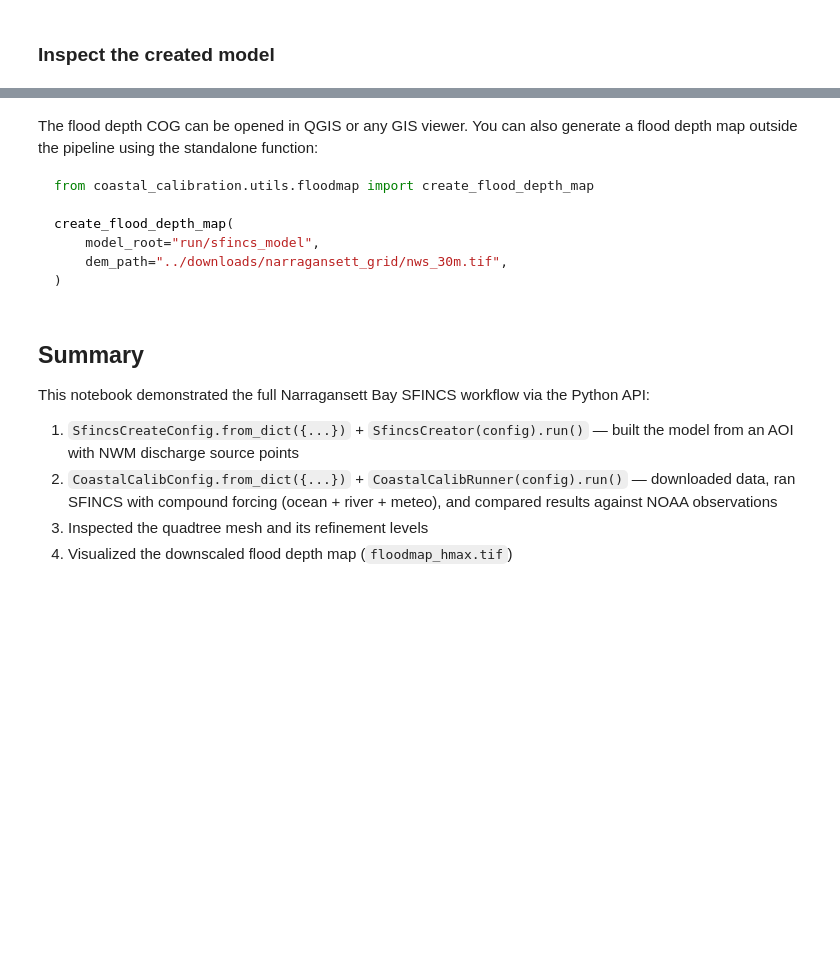
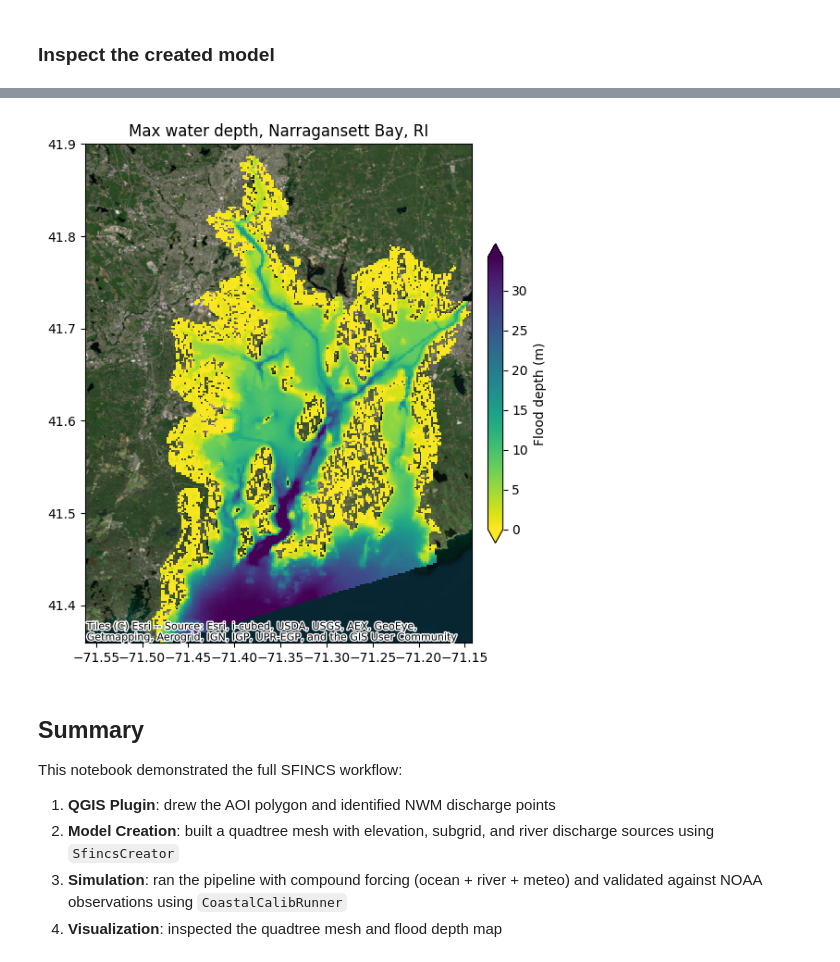
Before and after one commit to NGWPC/nwm-coastal, a Jupyter notebook: docs/examples/notebooks/narragansett.ipynb, the cells around one changed output, grey strips where cells are left out. Drawn from its saved outputs; the diff is of its cells as text; code cells hidden in the pictures; blank space fills up the shorter version.

````diff
--- a/docs/examples/notebooks/narragansett.ipynb
+++ b/docs/examples/notebooks/narragansett.ipynb
@@ -200,32 +342,21 @@ writes a Cloud Optimized GeoTIFF of flood depth at the DEM resolution.
 # %%
+from coastal_calibration.plotting import plot_floodmap
+
 fig, ax = plot_floodmap(
     "run/sfincs_model/floodmap_hmax.tif",
-    title="Narragansett Bay flood depth (hmax) from SFINCS simulation",
+    title="Max water depth, Narragansett Bay, RI",
 )
 fig.savefig("../images/narragansett_thumb.png", dpi=150, bbox_inches="tight")
+# %% [output]
+[figure, added]
-# %% [markdown]
-The flood depth COG can be opened in QGIS or any GIS viewer.
-You can also generate a flood depth map outside the pipeline
-using the standalone function:
-
-```python
-from coastal_calibration.utils.floodmap import create_flood_depth_map
-
-create_flood_depth_map(
-    model_root="run/sfincs_model",
-    dem_path="../downloads/narragansett_grid/nws_30m.tif",
-)
-```
 # %% [markdown]
 ## Summary
 
-This notebook demonstrated the full Narragansett Bay SFINCS workflow
-via the Python API:
+This notebook demonstrated the full SFINCS workflow:
 
-1. `SfincsCreateConfig.from_dict({...})` + `SfincsCreator(config).run()`
-   — built the model from an AOI with NWM discharge source points
-2. `CoastalCalibConfig.from_dict({...})` + `CoastalCalibRunner(config).run()`
-   — downloaded data, ran SFINCS with compound forcing (ocean + river +
-   meteo), and compared results against NOAA observations
-3. Inspected the quadtree mesh and its refinement levels
-4. Visualized the downscaled flood depth map (`floodmap_hmax.tif`)
+1. **QGIS Plugin**: drew the AOI polygon and identified NWM discharge points
+2. **Model Creation**: built a quadtree mesh with elevation, subgrid,
+   and river discharge sources using `SfincsCreator`
+3. **Simulation**: ran the pipeline with compound forcing (ocean + river +
+   meteo) and validated against NOAA observations using `CoastalCalibRunner`
+4. **Visualization**: inspected the quadtree mesh and flood depth map
````
Also changed, not shown: parts of 22 cells of this notebook, 7 other files.
